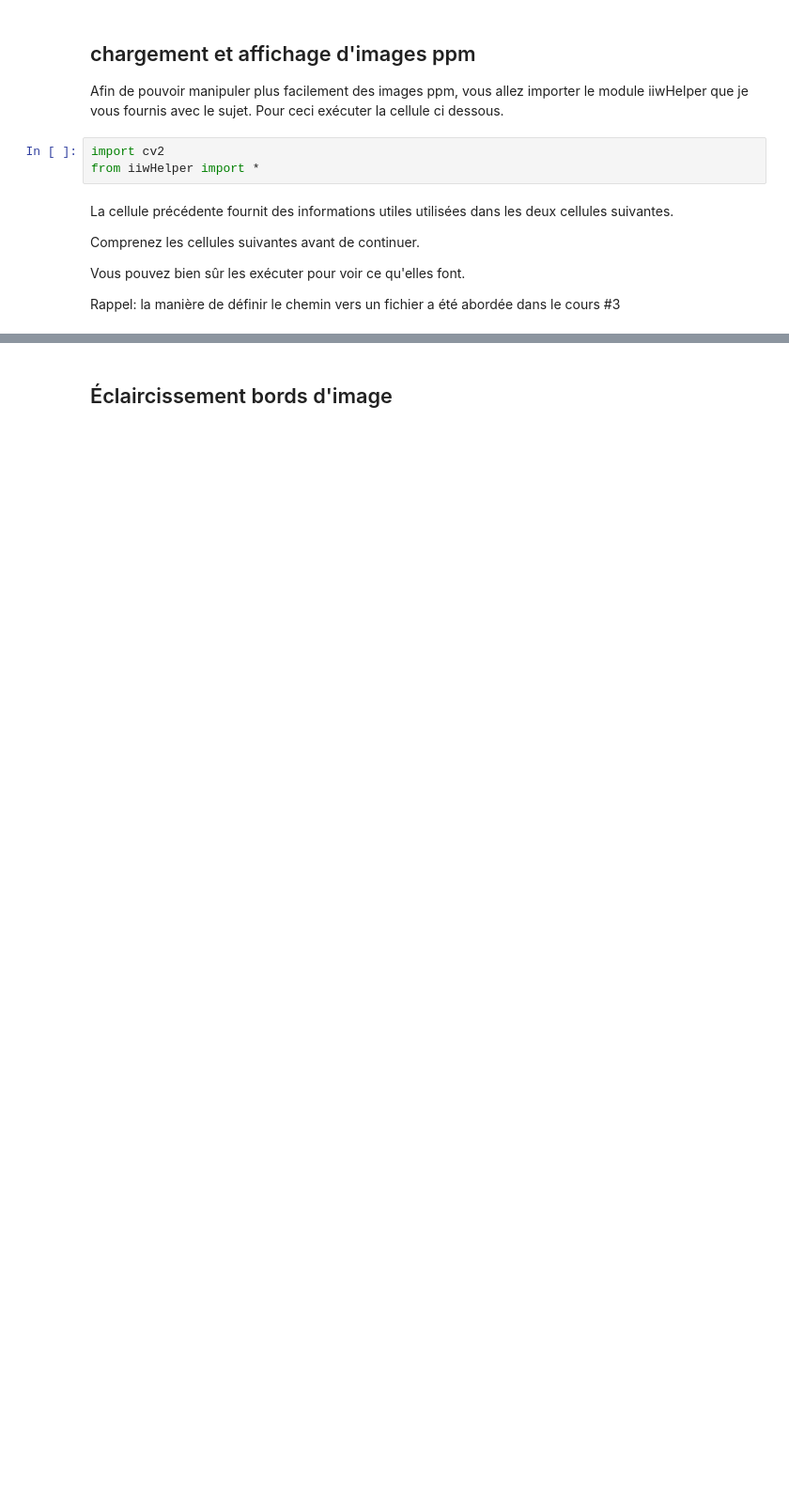
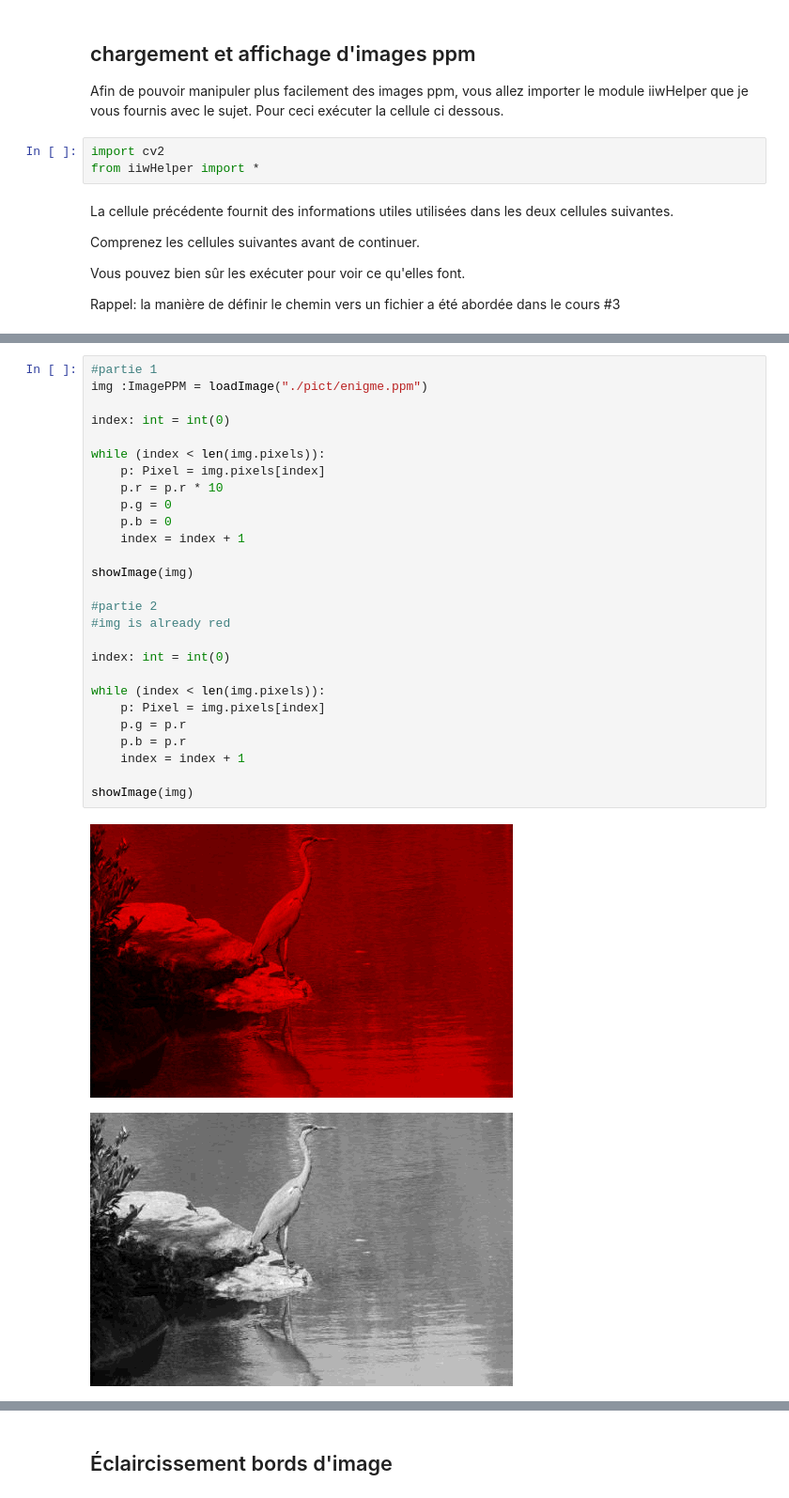
Before and after one commit to jdeantoni/intro_info_web_lab2, a Jupyter notebook: content/tp2_enseignant.ipynb, the cells around one changed output, grey strips where cells are left out. Shown at 94% size. Drawn from its saved outputs; the diff is of its cells as text; blank space fills up the shorter version.

```diff
--- a/content/tp2_enseignant.ipynb
+++ b/content/tp2_enseignant.ipynb
@@ -114,0 +188,30 @@ showImageFromPath("./pict/EU_gray.ppm")
+# %%
+#partie 1
+img :ImagePPM = loadImage("./pict/enigme.ppm")
+
+index: int = int(0)
+
+while (index < len(img.pixels)):
+    p: Pixel = img.pixels[index]
+    p.r = p.r * 10
+    p.g = 0
+    p.b = 0
+    index = index + 1
+
+showImage(img)
+
+#partie 2
+#img is already red
+
+index: int = int(0)
+
+while (index < len(img.pixels)):
+    p: Pixel = img.pixels[index]
+    p.g = p.r
+    p.b = p.r
+    index = index + 1
+
+showImage(img)
+# %% [output]
+[figure, added]
+[figure, added]
```
Also changed, not shown: parts of 14 cells of this notebook, 4 other files.
